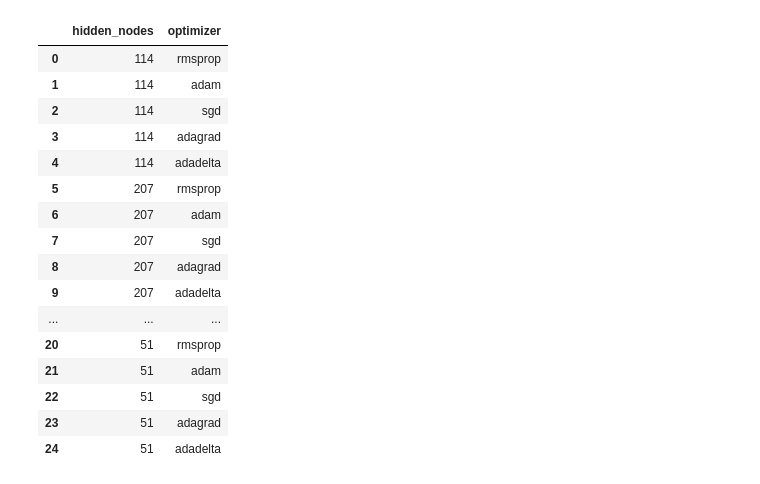
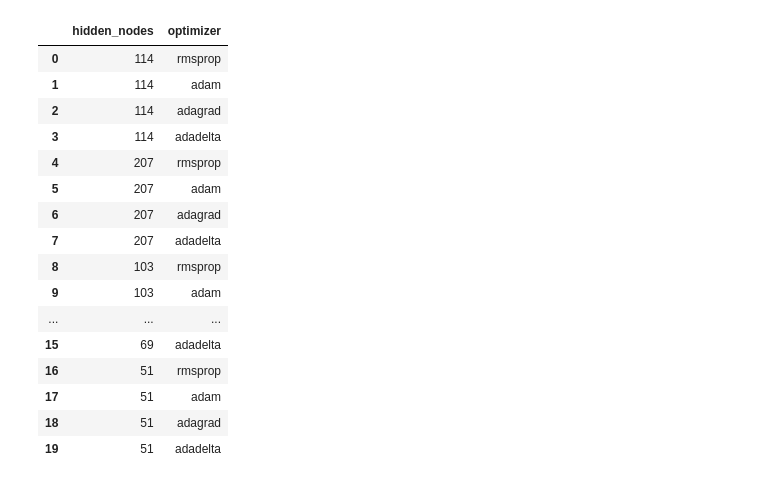
Before and after one commit to jaicapps/DataScienceCapstone, a Jupyter notebook: nn/final/test_nn_PCA_assessland.ipynb, the cells around one changed output. Cells and saved outputs as stored; diff of their text form; code cells hidden in the pictures.

```diff
--- a/nn/final/test_nn_PCA_assessland.ipynb
+++ b/nn/final/test_nn_PCA_assessland.ipynb
@@ -6,37 +6,37 @@ x_train, x_test, y_train, y_test, predictors = nn_functions.get_data('../../plut
 # %%
 input_nodes = len(predictors)
 epochs = 20
 hidden_nodes = [int((input_nodes+1)*(2/3)), int(len(x_train)/(30*2)), int(len(x_train)/(30*4)), int(len(x_train)/(30*6)), int(len(x_train)/(30*8))]
-optimizers = ['rmsprop', 'adam', 'sgd','adagrad','adadelta']
+optimizers = ['rmsprop', 'adam','adagrad','adadelta']
 h = []
 o = []
 df_models = pd.DataFrame()
 for i in hidden_nodes:
     for j in optimizers:
         h.append(i)
         o.append(j)
 
 df_models['hidden_nodes'] = h
 df_models['optimizer']  = o
 df_models
 # %% [output]
 |  | hidden_nodes | optimizer |
 | 0 | 114 | rmsprop |
 | 1 | 114 | adam |
-| 2 | 114 | sgd |
-| 3 | 114 | adagrad |
-| 4 | 114 | adadelta |
-| 5 | 207 | rmsprop |
-| 6 | 207 | adam |
-| 7 | 207 | sgd |
-| 8 | 207 | adagrad |
-| 9 | 207 | adadelta |
+| 2 | 114 | adagrad |
+| 3 | 114 | adadelta |
+| 4 | 207 | rmsprop |
+| 5 | 207 | adam |
+| 6 | 207 | adagrad |
+| 7 | 207 | adadelta |
+| 8 | 103 | rmsprop |
+| 9 | 103 | adam |
 | ... | ... | ... |
-| 20 | 51 | rmsprop |
-| 21 | 51 | adam |
-| 22 | 51 | sgd |
-| 23 | 51 | adagrad |
-| 24 | 51 | adadelta |
+| 15 | 69 | adadelta |
+| 16 | 51 | rmsprop |
+| 17 | 51 | adam |
+| 18 | 51 | adagrad |
+| 19 | 51 | adadelta |
 # %%
 mse_list = []
 rmse_list = []
```
Also changed, not shown: parts of 2 cells of this notebook, 3 other files.
